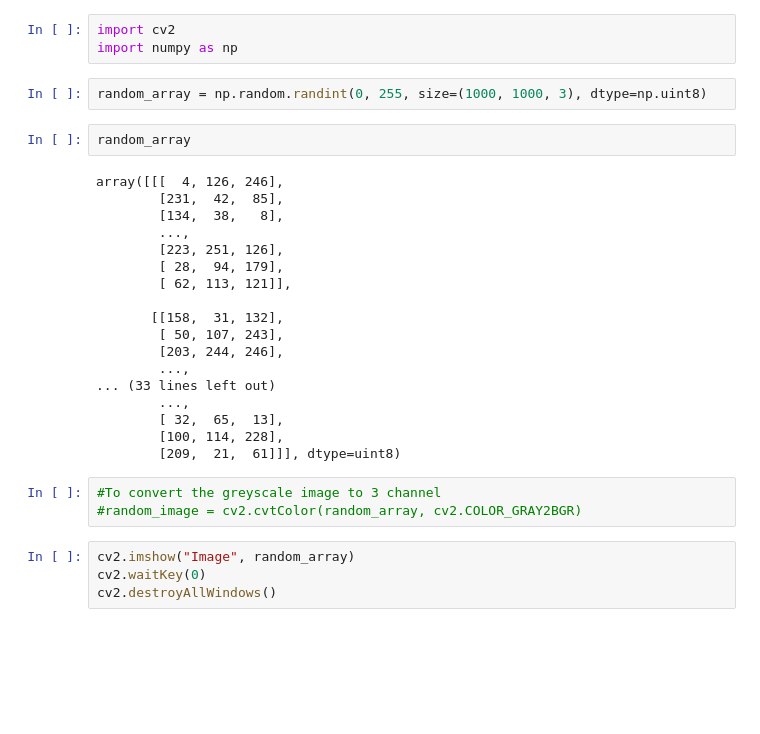
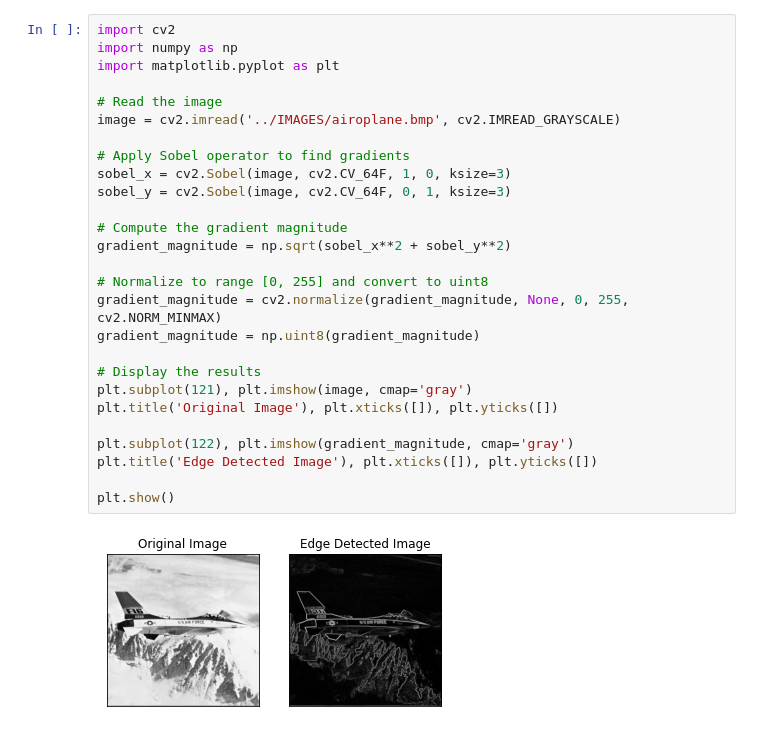
Before and after one commit to rahullo/DataScience-AI, a Jupyter notebook: IMAGE_PROCESSING/OpenCV/EdgeDetection.ipynb, the cells around one changed output. Drawn from its saved outputs; the diff is of its cells as text; blank space fills up the shorter version.

Commit message:
Image Processing

```diff
--- a/IMAGE_PROCESSING/OpenCV/EdgeDetection.ipynb
+++ b/IMAGE_PROCESSING/OpenCV/EdgeDetection.ipynb
@@ -1,32 +1,29 @@
-# %%
-import cv2
-import numpy as np
-# %%
-random_array = np.random.randint(0, 255, size=(1000, 1000, 3), dtype=np.uint8)
-# %%
-random_array
-# %% [output]
-array([[[  4, 126, 246],
-        [231,  42,  85],
-        [134,  38,   8],
-        ...,
-        [223, 251, 126],
-        [ 28,  94, 179],
-        [ 62, 113, 121]],
-
-       [[158,  31, 132],
-        [ 50, 107, 243],
-        [203, 244, 246],
-        ...,
-... (33 lines left out)
-        ...,
-        [ 32,  65,  13],
-        [100, 114, 228],
-        [209,  21,  61]]], dtype=uint8)
-# %%
-#To convert the greyscale image to 3 channel
-#random_image = cv2.cvtColor(random_array, cv2.COLOR_GRAY2BGR)
-# %%
-cv2.imshow("Image", random_array)
-cv2.waitKey(0)
-cv2.destroyAllWindows()
+# %%
+import cv2
+import numpy as np
+import matplotlib.pyplot as plt
+
+# Read the image
+image = cv2.imread('../IMAGES/airoplane.bmp', cv2.IMREAD_GRAYSCALE)
+
+# Apply Sobel operator to find gradients
+sobel_x = cv2.Sobel(image, cv2.CV_64F, 1, 0, ksize=3)
+sobel_y = cv2.Sobel(image, cv2.CV_64F, 0, 1, ksize=3)
+
+# Compute the gradient magnitude
+gradient_magnitude = np.sqrt(sobel_x**2 + sobel_y**2)
+
+# Normalize to range [0, 255] and convert to uint8
+gradient_magnitude = cv2.normalize(gradient_magnitude, None, 0, 255, cv2.NORM_MINMAX)
+gradient_magnitude = np.uint8(gradient_magnitude)
+
+# Display the results
+plt.subplot(121), plt.imshow(image, cmap='gray')
+plt.title('Original Image'), plt.xticks([]), plt.yticks([])
+
+plt.subplot(122), plt.imshow(gradient_magnitude, cmap='gray')
+plt.title('Edge Detected Image'), plt.xticks([]), plt.yticks([])
+
+plt.show()
+# %% [output]
+[figure, added]
```
